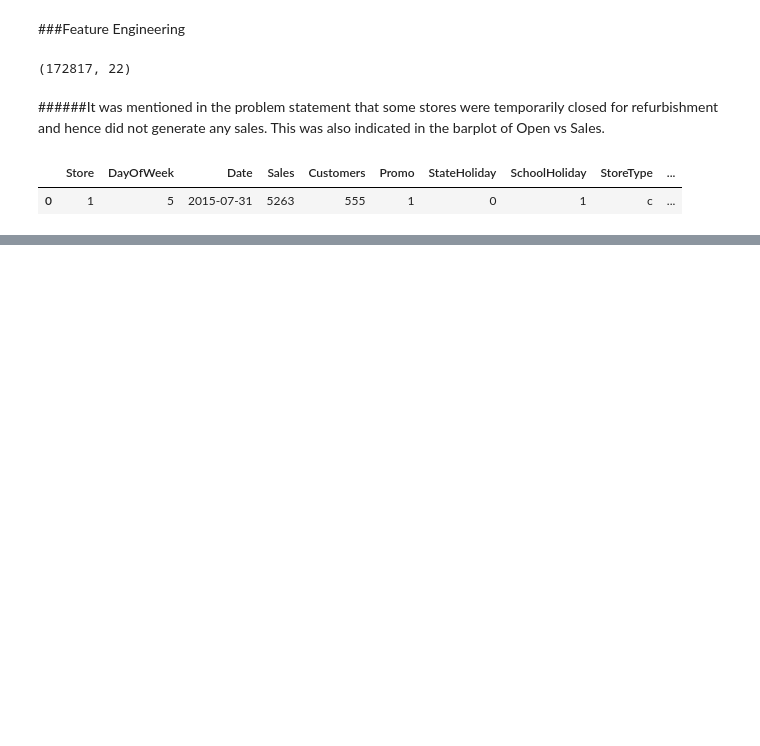
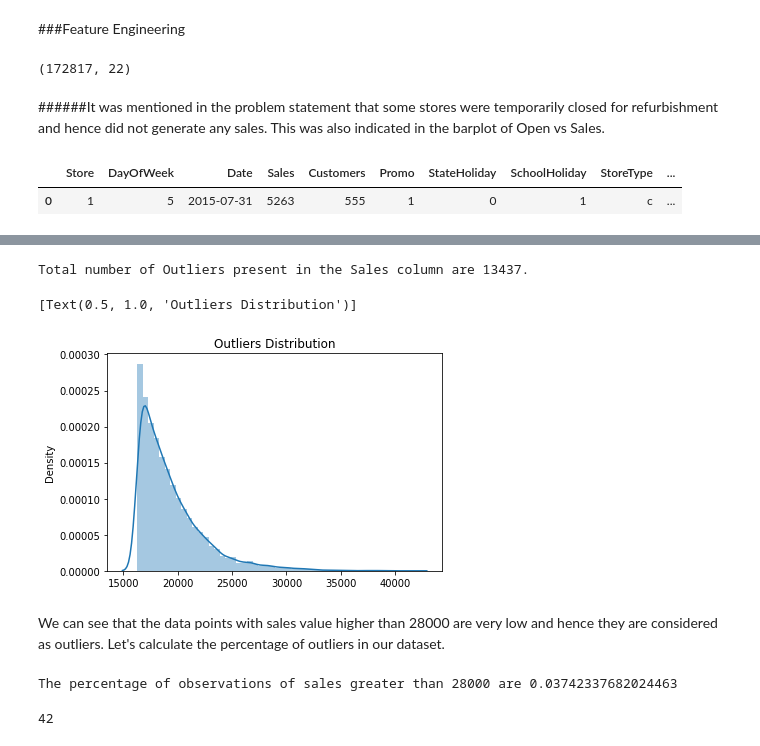
Before and after one commit to vithika-karan/Retail-Sales-Prediction, a Jupyter notebook: Rossmann_Sales_Prediction_Vithika_Karan.ipynb, the cells around one changed output, grey strips where cells are left out. Drawn from its saved outputs; the diff is of its cells as text; code cells hidden in the pictures; blank space fills up the shorter version.

Commit message:
Data Manipulation 2

```diff
--- a/Rossmann_Sales_Prediction_Vithika_Karan.ipynb
+++ b/Rossmann_Sales_Prediction_Vithika_Karan.ipynb
@@ -513,0 +529,30 @@ df1.head(1)
+# %%
+#code to seperate outliers
+mean_sales = np.mean(df1['Sales']) #mean
+sd_sales = np.std(df1['Sales'])   #standard deviation
+#More than 3 standard deviation is an outlier
+threshold = 3
+#code to identify them
+outliers = []
+for value in df1['Sales']:
+    z_score = (value-mean_sales)/sd_sales
+    if z_score > threshold:
+        outliers.append(value)
+#total no of outliers
+print(f'Total number of Outliers present in the Sales column are {len(outliers)}.')
+#plotting the outlier distribution
+sns.distplot(x=outliers).set(title='Outliers Distribution')
+# %% [output]
+Total number of Outliers present in the Sales column are 13437.
+[Text(0.5, 1.0, 'Outliers Distribution')]
+[figure, added]
+# %% [markdown]
+We can see that the data points with sales value higher than 28000 are very low and hence they are considered as outliers. Let's calculate the percentage of outliers in our dataset.
+# %%
+#percentage of sales greater than 28000
+sales_outliers = df1.loc[df1['Sales']>28000]
+percentage_of_outliers = (len(sales_outliers)/len(df1))*100
+#print
+print(f'The percentage of observations of sales greater than 28000 are {percentage_of_outliers}')
+# %% [output]
+The percentage of observations of sales greater than 28000 are 0.03742337682024463
@@ -513,0 +562,5 @@ df1.head(1)
+# %%
+#let's check if the sales value was 0 even when there was not a sunday, state or school holiday
+len(df1.loc[(df1['Sales']==0) & (df1['StateHoliday']==0) & (df1['SchoolHoliday']==0) & (df1['SchoolHoliday'] != 7)])
+# %% [output]
+42
```
Also changed, not shown: parts of 16 cells of this notebook.
